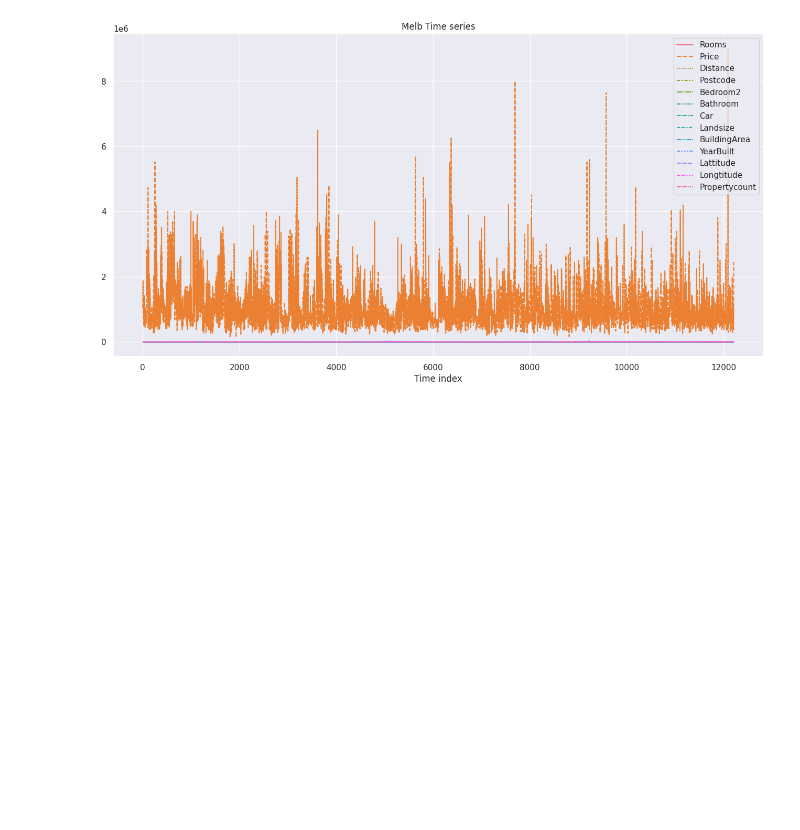
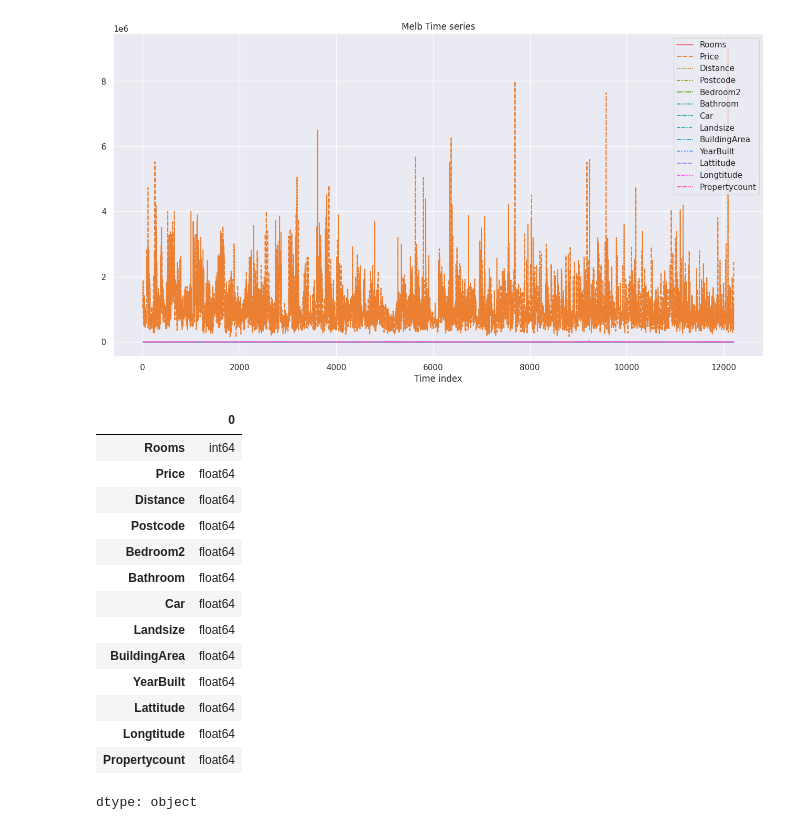
Before and after one commit to ANSHUMANDAS1506/ANSHUMANDAS1506, a Jupyter notebook: 21BDS0303_EDA.ipynb, the cells around one changed output. Cells and saved outputs as stored; diff of their text form; code cells hidden in the pictures; blank space fills up the shorter version.

```diff
--- a/21BDS0303_EDA.ipynb
+++ b/21BDS0303_EDA.ipynb
@@ -359,3 +359,21 @@ g.set_xlabel('Time index')
 plt.show()
 # %% [output]
 [figure]
+# %%
+df.dtypes
+# %% [output]
+|  | 0 |
+| Rooms | int64 |
+| Price | float64 |
+| Distance | float64 |
+| Postcode | float64 |
+| Bedroom2 | float64 |
+| Bathroom | float64 |
+| Car | float64 |
+| Landsize | float64 |
+| BuildingArea | float64 |
+| YearBuilt | float64 |
+| Lattitude | float64 |
+| Longtitude | float64 |
+| Propertycount | float64 |
+dtype: object
```
Also changed, not shown: parts of 3 cells of this notebook.
